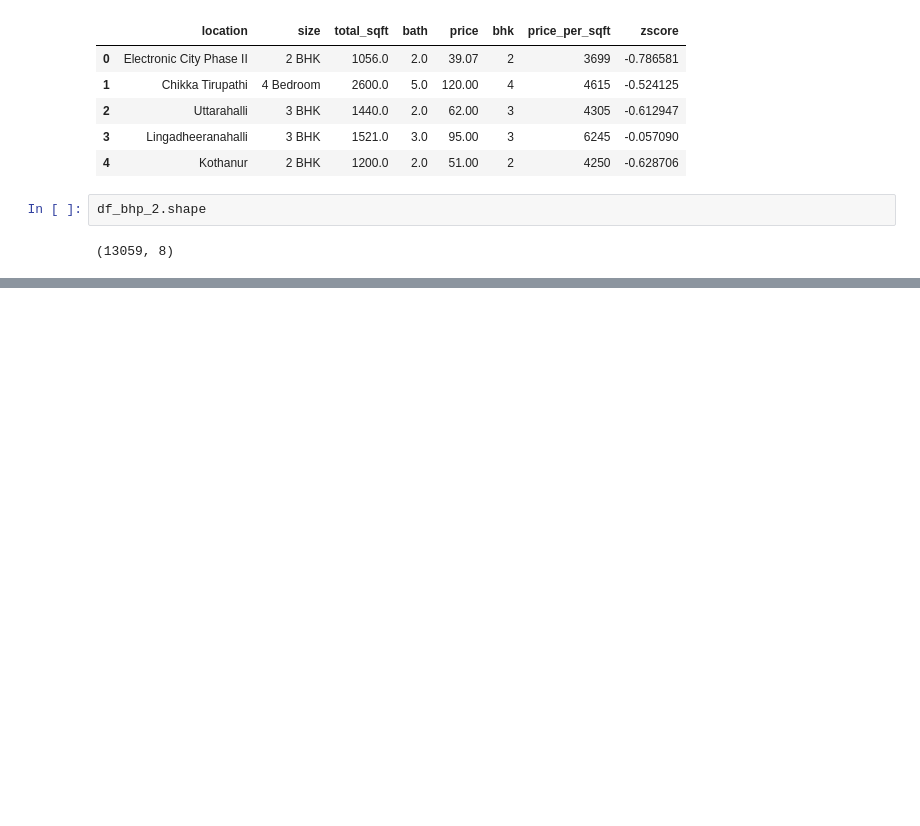
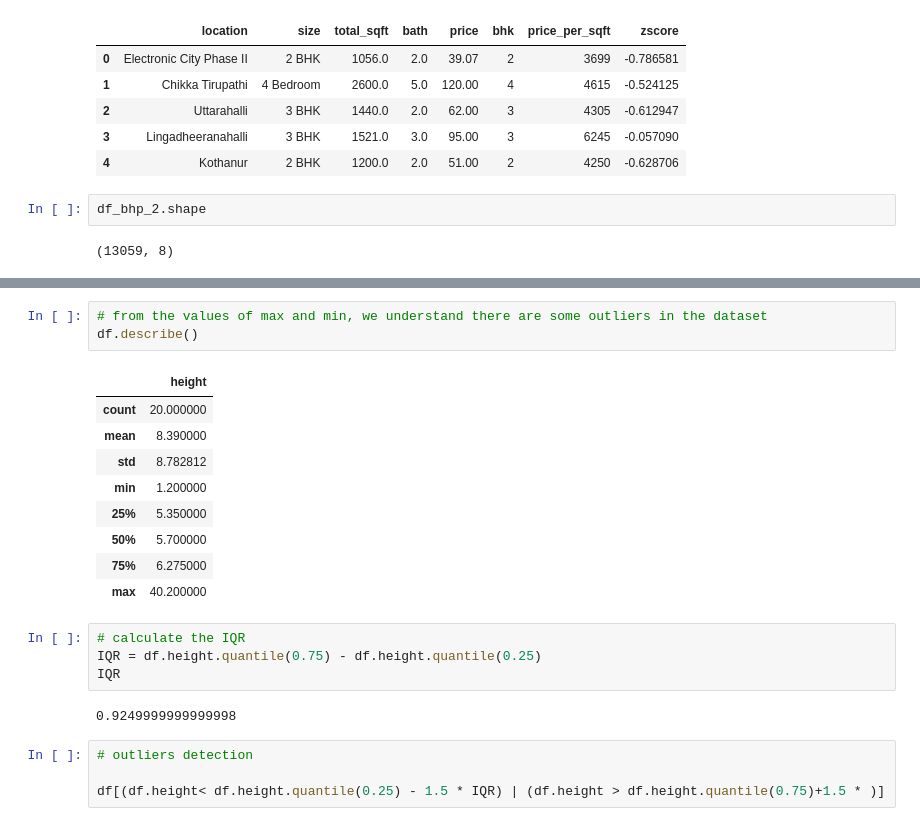
Before and after one commit to rhodapang/Python-Project, a Jupyter notebook: Data Science Feature Engineering by Python.ipynb, the cells around one changed output, grey strips where cells are left out. Saved outputs shown, nothing was run; the diff lists cells and outputs as text; blank space fills up the shorter version.

```diff
--- a/Data Science Feature Engineering by Python.ipynb
+++ b/Data Science Feature Engineering by Python.ipynb
@@ -506,0 +519,23 @@ df_bhp_2.shape
+# %%
+# from the values of max and min, we understand there are some outliers in the dataset
+df.describe()
+# %% [output]
+|  | height |
+| count | 20.000000 |
+| mean | 8.390000 |
+| std | 8.782812 |
+| min | 1.200000 |
+| 25% | 5.350000 |
+| 50% | 5.700000 |
+| 75% | 6.275000 |
+| max | 40.200000 |
+# %%
+# calculate the IQR
+IQR = df.height.quantile(0.75) - df.height.quantile(0.25)
+IQR
+# %% [output]
+0.9249999999999998
+# %%
+# outliers detection
+
+df[(df.height< df.height.quantile(0.25) - 1.5 * IQR) | (df.height > df.height.quantile(0.75)+1.5 * )]
```
Also changed, not shown: parts of 2 cells of this notebook.
